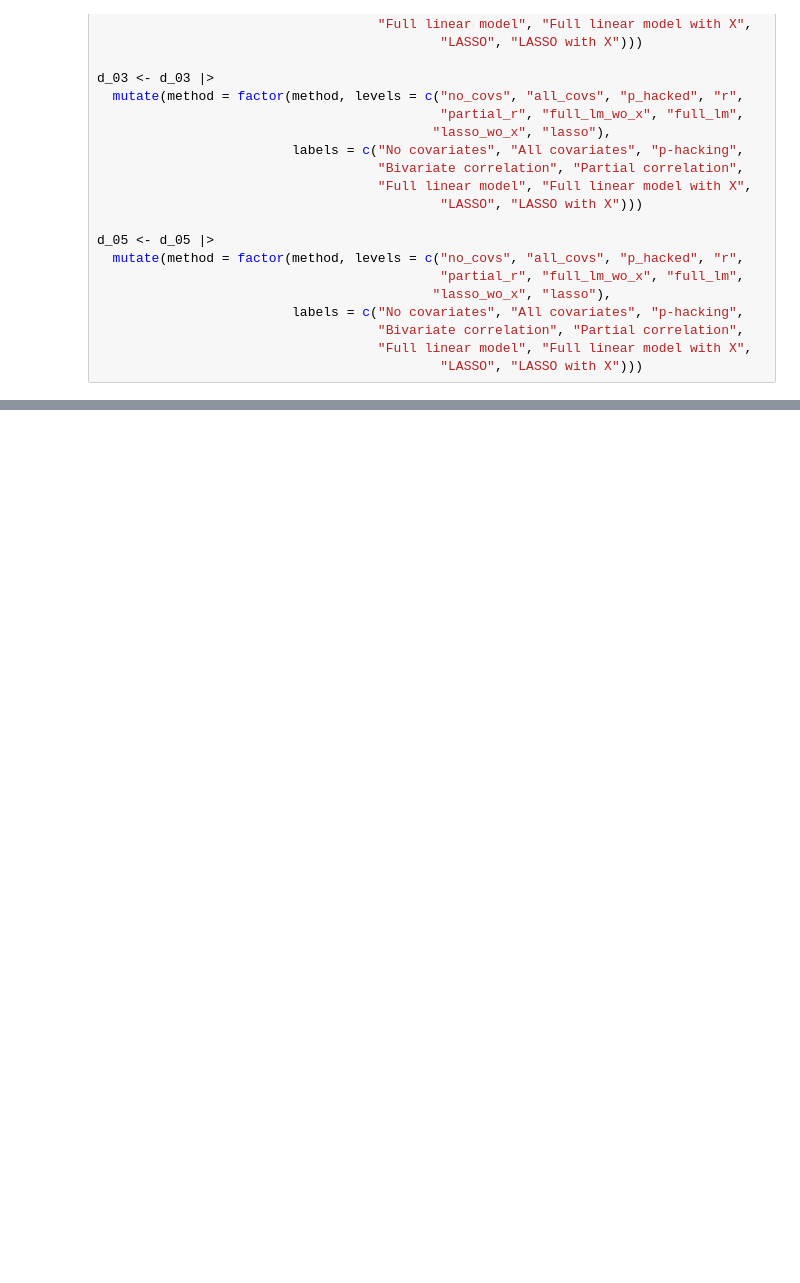
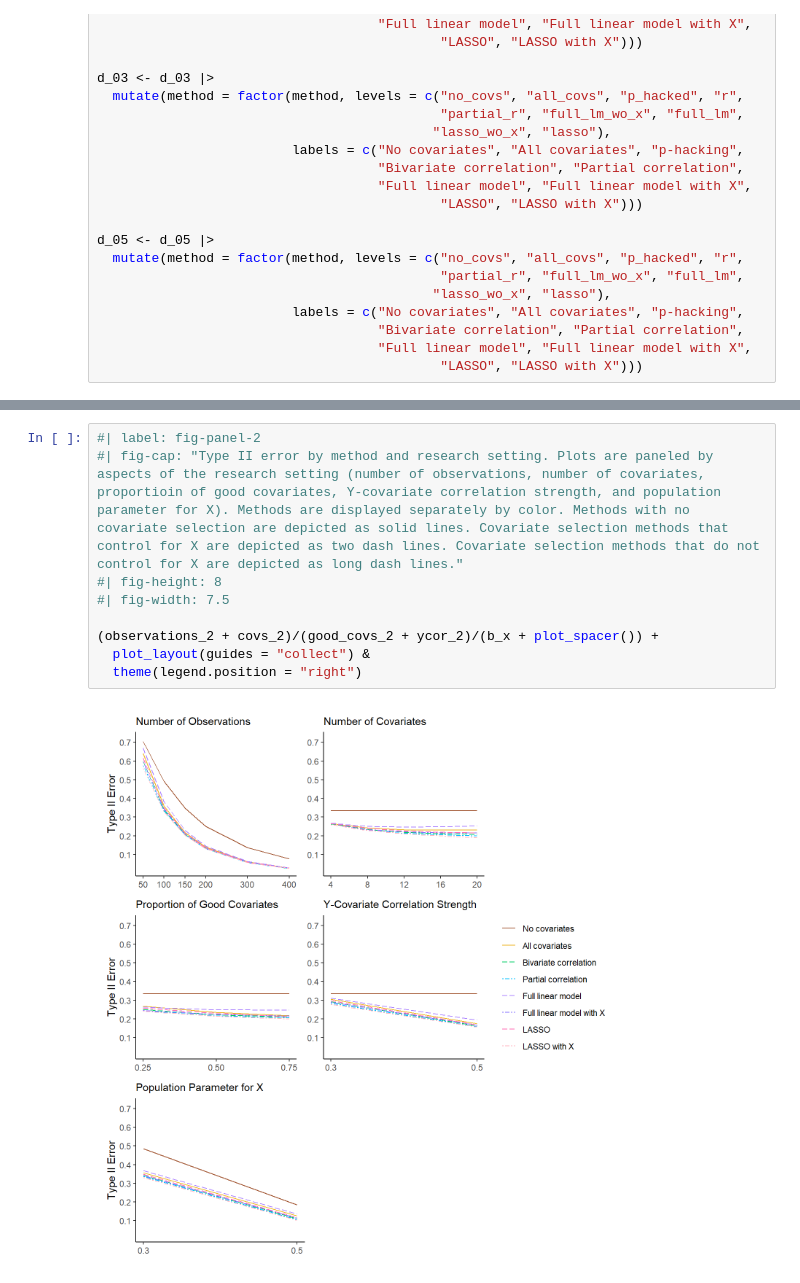
Before and after one commit to jjcurtin/study_cov, a Jupyter notebook: _manuscript/notebooks/mak_figures.embed.ipynb, the cells around one changed output, grey strips where cells are left out. Drawn from its saved outputs; the diff is of its cells as text; blank space fills up the shorter version.

```diff
--- a/_manuscript/notebooks/mak_figures.embed.ipynb
+++ b/_manuscript/notebooks/mak_figures.embed.ipynb
@@ -399,0 +347,11 @@ d_05 |>
+# %%
+#| label: fig-panel-2
+#| fig-cap: "Type II error by method and research setting. Plots are paneled by aspects of the research setting (number of observations, number of covariates, proportioin of good covariates, Y-covariate correlation strength, and population parameter for X). Methods are displayed separately by color. Methods with no covariate selection are depicted as solid lines. Covariate selection methods that control for X are depicted as two dash lines. Covariate selection methods that do not control for X are depicted as long dash lines."
+#| fig-height: 8
+#| fig-width: 7.5
+
+(observations_2 + covs_2)/(good_covs_2 + ycor_2)/(b_x + plot_spacer()) +
+  plot_layout(guides = "collect") &
+  theme(legend.position = "right")
+# %% [output]
+[figure, added]
```
Also changed, not shown: parts of 26 cells of this notebook, 51 other files.
